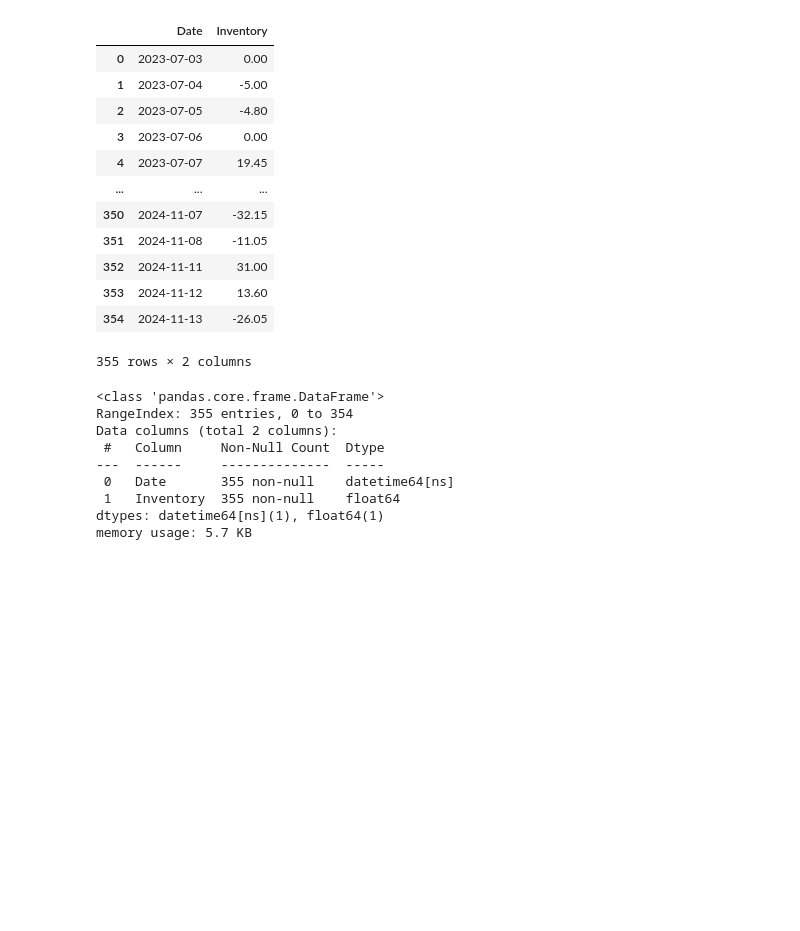
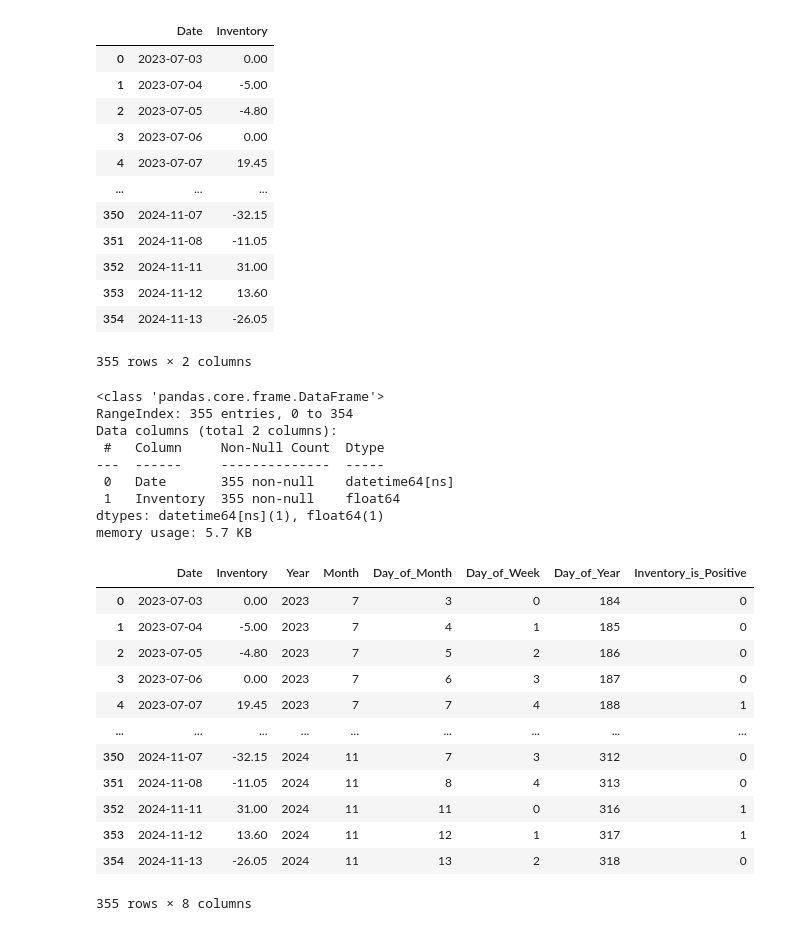
Before and after one commit to adilonam/prediction-divij, a Jupyter notebook: prediction_divij.ipynb, the cells around one changed output. Cells and saved outputs as stored; diff of their text form; code cells hidden in the pictures; blank space fills up the shorter version.

```diff
--- a/prediction_divij.ipynb
+++ b/prediction_divij.ipynb
@@ -38,3 +38,28 @@ Data columns (total 2 columns):
  1   Inventory  355 non-null    float64
 dtypes: datetime64[ns](1), float64(1)
 memory usage: 5.7 KB
+# %%
+# add related columns
+
+df['Year'] = df['Date'].dt.year
+df['Month'] = df['Date'].dt.month
+df['Day_of_Month'] = df['Date'].dt.day
+df['Day_of_Week'] = df['Date'].dt.dayofweek
+df['Day_of_Year'] = df['Date'].dt.dayofyear
+df['Inventory_is_Positive'] = df['Inventory'].apply(lambda x: 1 if x > 0 else 0)
+
+df
+# %% [output]
+|  | Date | Inventory | Year | Month | Day_of_Month | Day_of_Week | Day_of_Year | Inventory_is_Positive |
+| 0 | 2023-07-03 | 0.00 | 2023 | 7 | 3 | 0 | 184 | 0 |
+| 1 | 2023-07-04 | -5.00 | 2023 | 7 | 4 | 1 | 185 | 0 |
+| 2 | 2023-07-05 | -4.80 | 2023 | 7 | 5 | 2 | 186 | 0 |
+| 3 | 2023-07-06 | 0.00 | 2023 | 7 | 6 | 3 | 187 | 0 |
+| 4 | 2023-07-07 | 19.45 | 2023 | 7 | 7 | 4 | 188 | 1 |
+| ... | ... | ... | ... | ... | ... | ... | ... | ... |
+| 350 | 2024-11-07 | -32.15 | 2024 | 11 | 7 | 3 | 312 | 0 |
+| 351 | 2024-11-08 | -11.05 | 2024 | 11 | 8 | 4 | 313 | 0 |
+| 352 | 2024-11-11 | 31.00 | 2024 | 11 | 11 | 0 | 316 | 1 |
+| 353 | 2024-11-12 | 13.60 | 2024 | 11 | 12 | 1 | 317 | 1 |
+| 354 | 2024-11-13 | -26.05 | 2024 | 11 | 13 | 2 | 318 | 0 |
+355 rows × 8 columns
```
Also changed, not shown: parts of 5 cells of this notebook.
